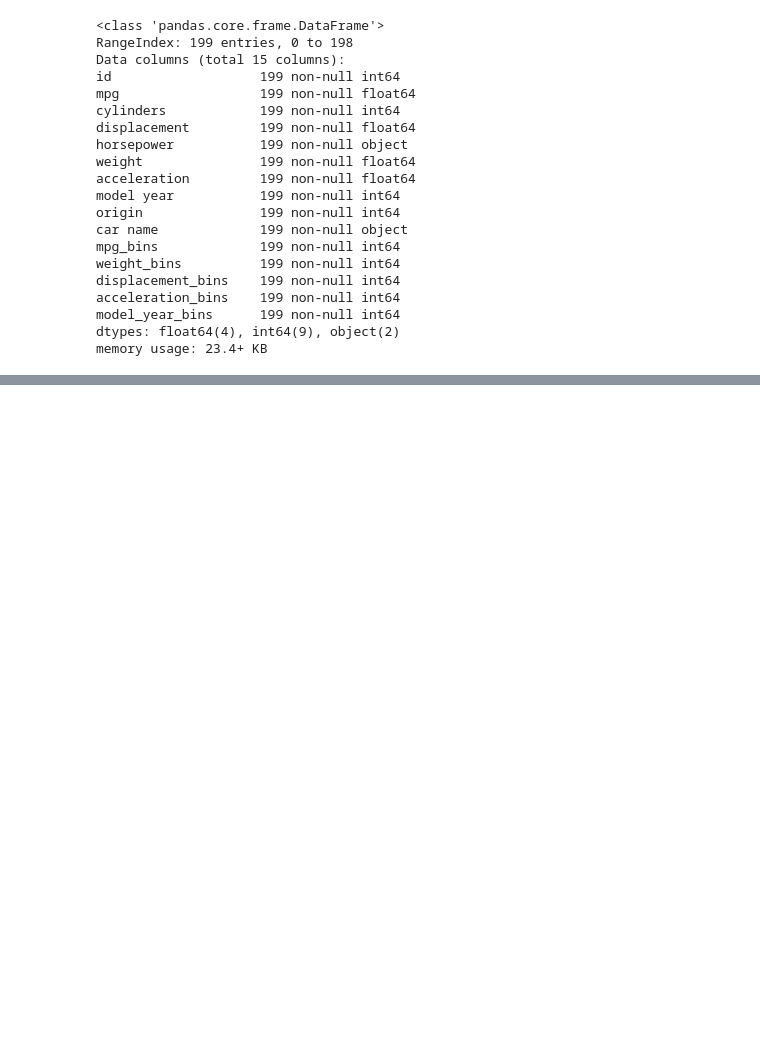
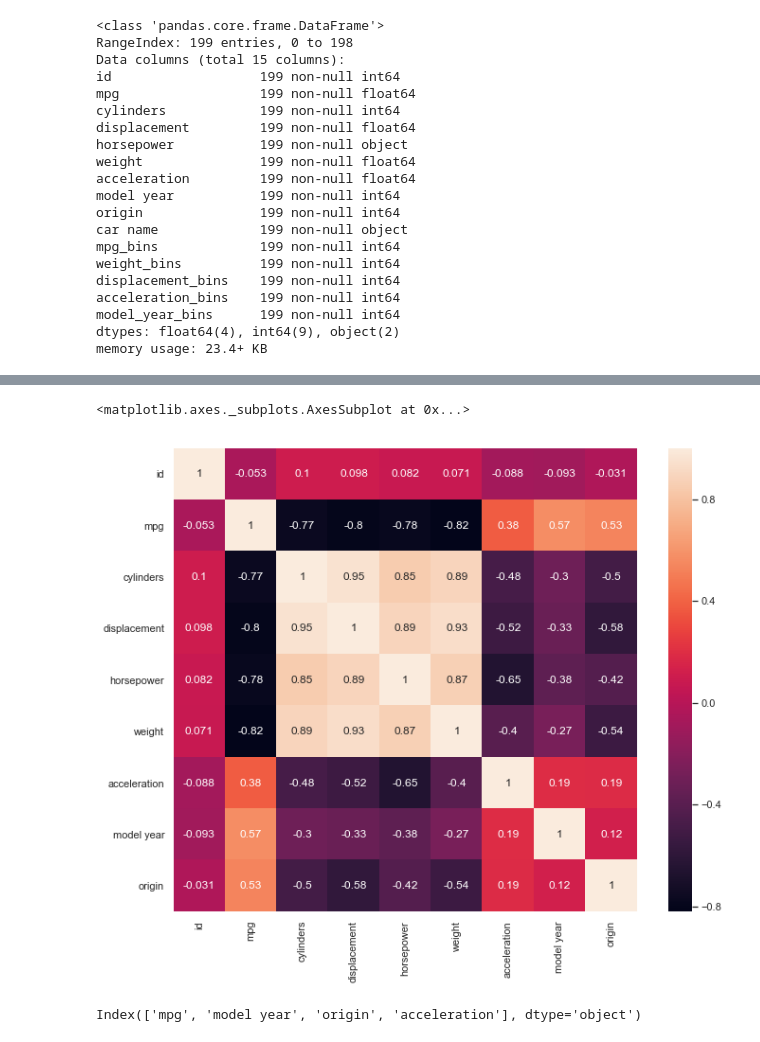
Before and after one commit to shin-t-o/car-dist-prediction, a Jupyter notebook: car-dist-prediction.ipynb, the cells around one changed output, grey strips where cells are left out. Cells and saved outputs as stored; diff of their text form; code cells hidden in the pictures; blank space fills up the shorter version.

```diff
--- a/car-dist-prediction.ipynb
+++ b/car-dist-prediction.ipynb
@@ -487,0 +526,15 @@ pd.plotting.scatter_matrix(df4, figsize=(15,15), marker='o', hist_kwds={'bins':2
+# %%
+# 各変数間の相関係数Matrixを見てみる
+corrmat = df3.corr()
+f, ax = plt.subplots(figsize=(12, 9))
+sns.heatmap(corrmat, cbar=True, annot=True,vmax=1, square=True)
+
+#sns.heatmap(cm, cbar=True, annot=True, square=True, fmt='.2f', annot_kws={'size': 10}, yticklabels=cols.values, xticklabels=cols.values)
+# %% [output]
+<matplotlib.axes._subplots.AxesSubplot at 0x...>
+[figure, added]
+# %%
+# mpgと相関係数の高いtop4の項目（５はidだったので４まで）
+corrmat.nlargest(4, 'mpg')['mpg'].index
+# %% [output]
+Index(['mpg', 'model year', 'origin', 'acceleration'], dtype='object')
```
Also changed, not shown: parts of 10 cells of this notebook.
